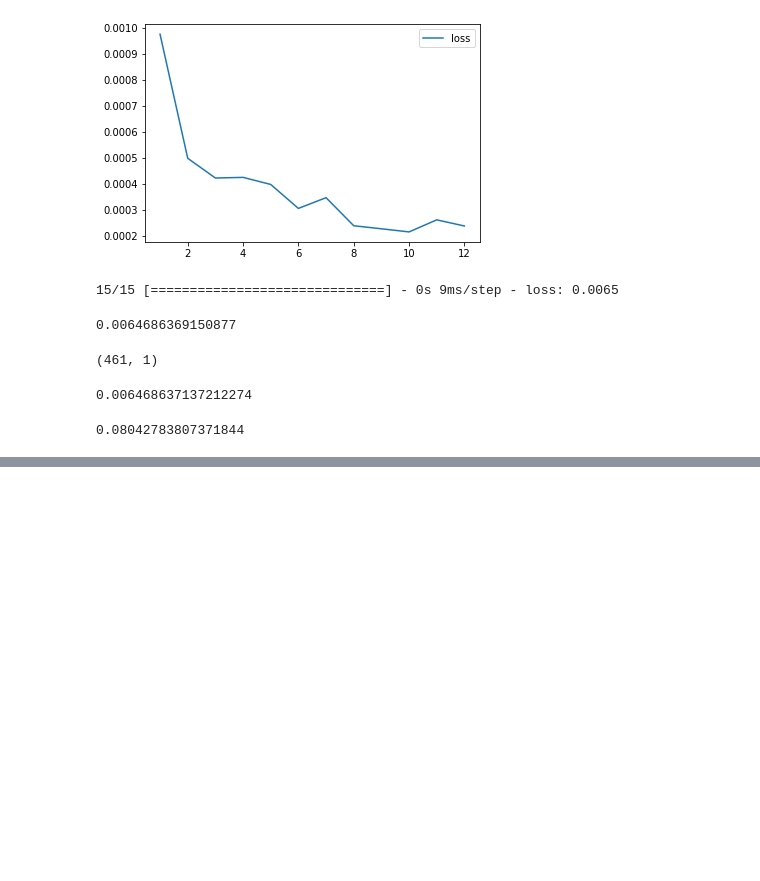
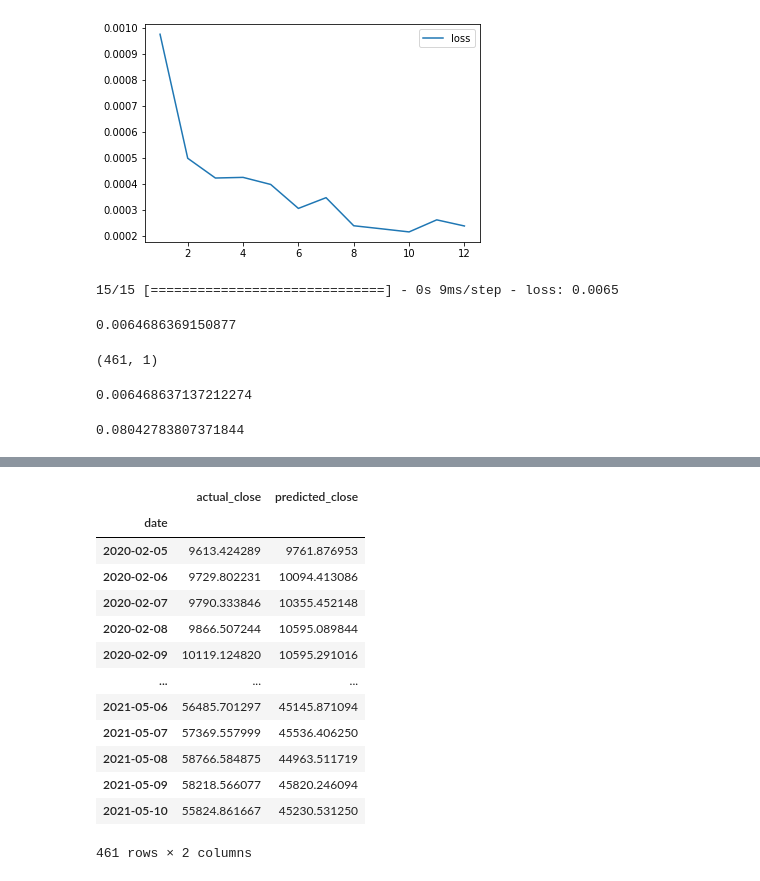
Before and after one commit to georgekoul26/Bitcoin_Models, a Jupyter notebook: testmodel.ipynb, the cells around one changed output, grey strips where cells are left out. Drawn from its saved outputs; the diff is of its cells as text; code cells hidden in the pictures; blank space fills up the shorter version.

```diff
--- a/testmodel.ipynb
+++ b/testmodel.ipynb
@@ -341,0 +292,17 @@ print(count)
+# %%
+results_df
+# %% [output]
+|  | actual_close | predicted_close |
+| date |  |  |
+| 2020-02-05 | 9613.424289 | 9761.876953 |
+| 2020-02-06 | 9729.802231 | 10094.413086 |
+| 2020-02-07 | 9790.333846 | 10355.452148 |
+| 2020-02-08 | 9866.507244 | 10595.089844 |
+| 2020-02-09 | 10119.124820 | 10595.291016 |
+| ... | ... | ... |
+| 2021-05-06 | 56485.701297 | 45145.871094 |
+| 2021-05-07 | 57369.557999 | 45536.406250 |
+| 2021-05-08 | 58766.584875 | 44963.511719 |
+| 2021-05-09 | 58218.566077 | 45820.246094 |
+| 2021-05-10 | 55824.861667 | 45230.531250 |
+461 rows × 2 columns
```
Also changed, not shown: parts of 7 cells of this notebook.
